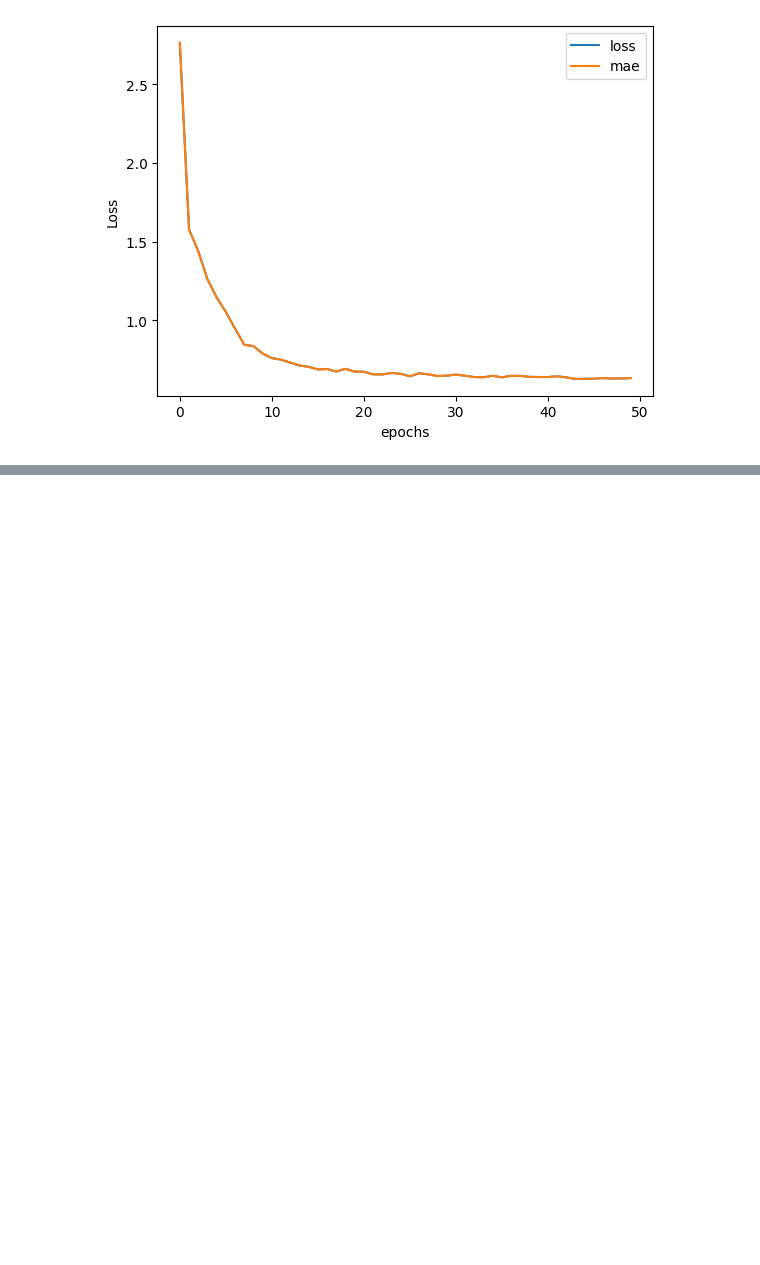
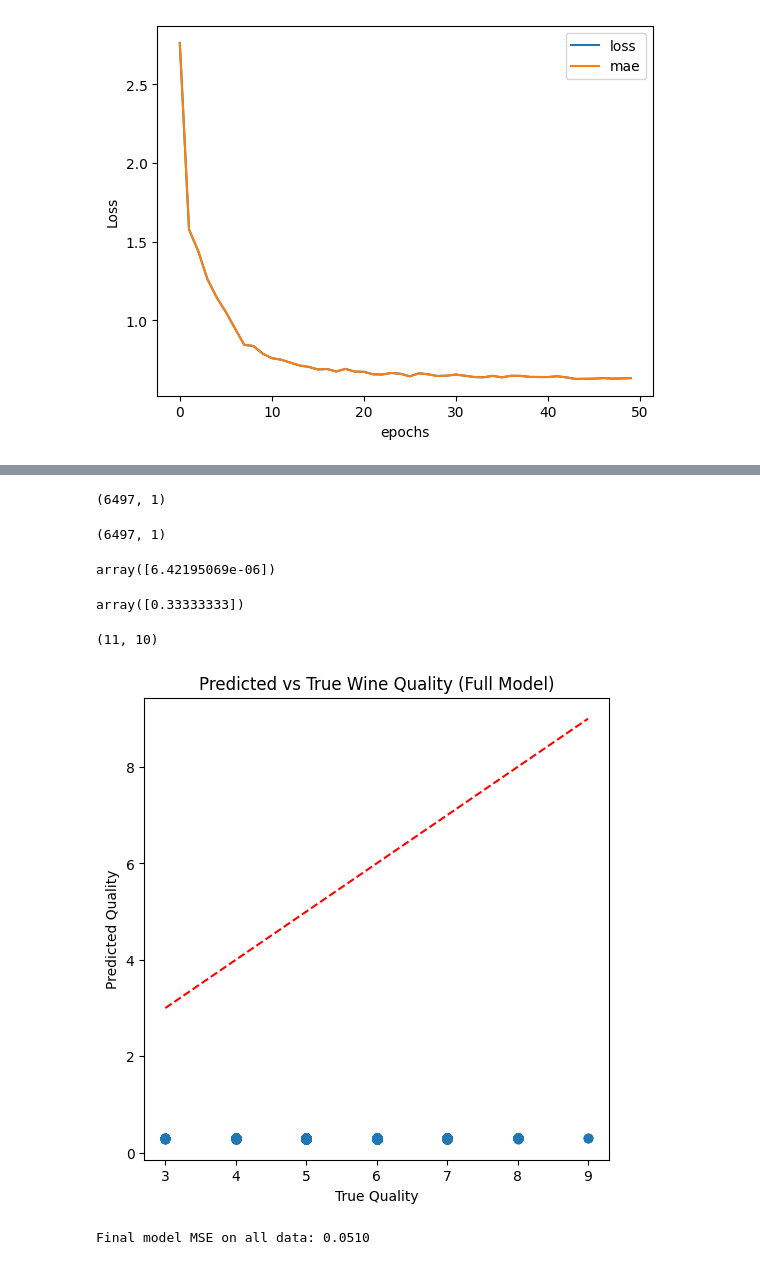
Before and after one commit to sarmijavier/Prediction-with-Supervised-Learning-Models, a Jupyter notebook: activity_1.ipynb, the cells around one changed output, grey strips where cells are left out. Cells and saved outputs as stored; diff of their text form; code cells hidden in the pictures; blank space fills up the shorter version.

```diff
--- a/activity_1.ipynb
+++ b/activity_1.ipynb
@@ -463,0 +532,29 @@ Text(0.5, 0, 'epochs')
+# %%
+# --- Architecture and Initial Parameters ---
+INPUT_SIZE = 11
+HIDDEN_SIZE = 5
+OUTPUT_SIZE = 1
+
+# Random initialization for weights, zero for biases
+np.random.seed(42) # for reproducible results
+
+# W1: (5, 11) | b1: (5, 1)
+W1 = np.random.randn(HIDDEN_SIZE, INPUT_SIZE) * 0.01
+b1 = np.zeros((HIDDEN_SIZE, 1))
+
+# W2: (1, 5) | b2: (1, 1)
+W2 = np.random.randn(OUTPUT_SIZE, HIDDEN_SIZE) * 0.01
+b2 = np.zeros((OUTPUT_SIZE, 1))
+
+# # --- Single Wine Data Sample ---
+# # A vector of 11 normalized features for one wine sample (11, 1)
+# X = np.array([
+#     [0.55], [0.35], [0.10], [0.25], [0.05], [0.15], [0.08],
+#     [0.90], [0.70], [0.40], [0.60]
+# ])
+
+# Actual target quality score (1, 1)
+# Y = np.array([[6.0]])
+
+# Hyperparameters
+LEARNING_RATE = 0.01
@@ -463,0 +605,38 @@ Text(0.5, 0, 'epochs')
+# %%
+normalized_data_y.shape
+# %% [output]
+(6497, 1)
+# %%
+y.shape
+# %% [output]
+(6497, 1)
+# %%
+Y_hat[0]
+# %% [output]
+array([6.42195069e-06])
+# %%
+normalized_data_y[0]
+# %% [output]
+array([0.33333333])
+# %%
+W1.shape
+# %% [output]
+(11, 10)
+# %%
+# === Predict for the same data (or new ones) ===
+y_pred = predict(X, W1, b1, W2, b2)
+
+# Compare predicted vs true
+plt.figure(figsize=(6,6))
+plt.scatter(y, y_pred, alpha=0.6)
+plt.xlabel("True Quality")
+plt.ylabel("Predicted Quality")
+plt.title("Predicted vs True Wine Quality (Full Model)")
+plt.plot([y.min(), y.max()], [y.min(), y.max()], 'r--')
+plt.show()
+
+# Compute overall MSE
+print(f"Final model MSE on all data: {compute_loss(normalized_data_y, y_pred):.4f}")
+# %% [output]
+[figure, added]
+Final model MSE on all data: 0.0510
```
Also changed, not shown: parts of 36 cells of this notebook.
